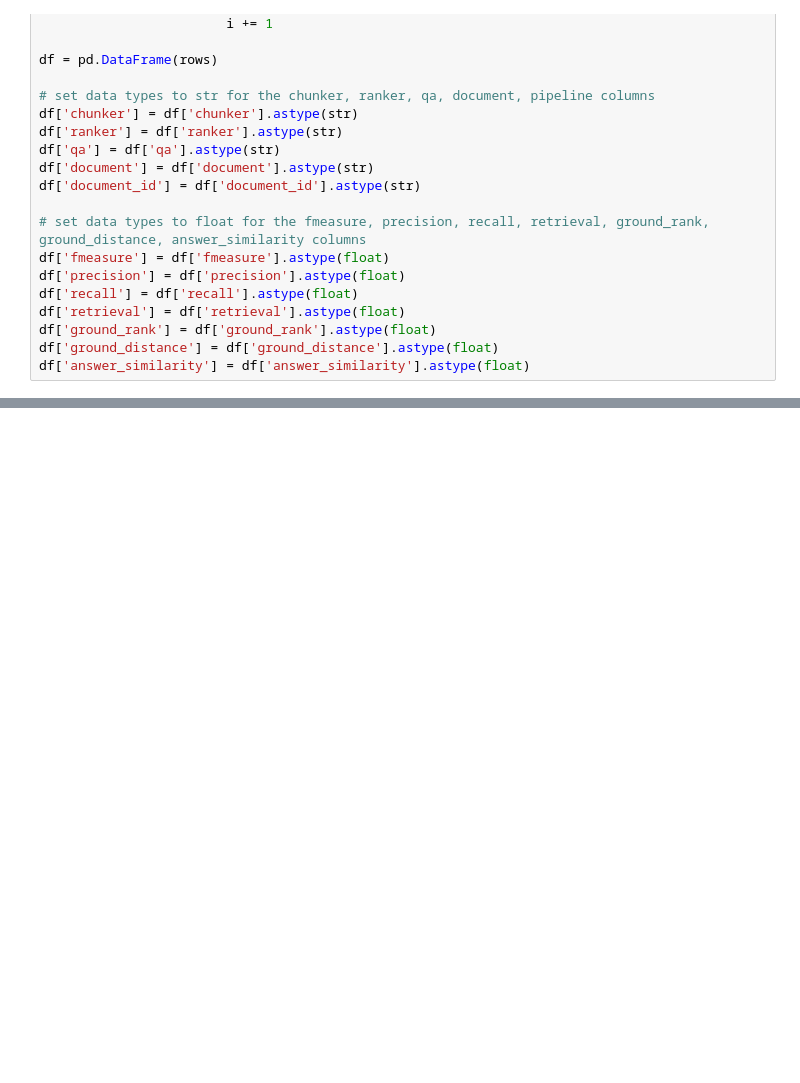
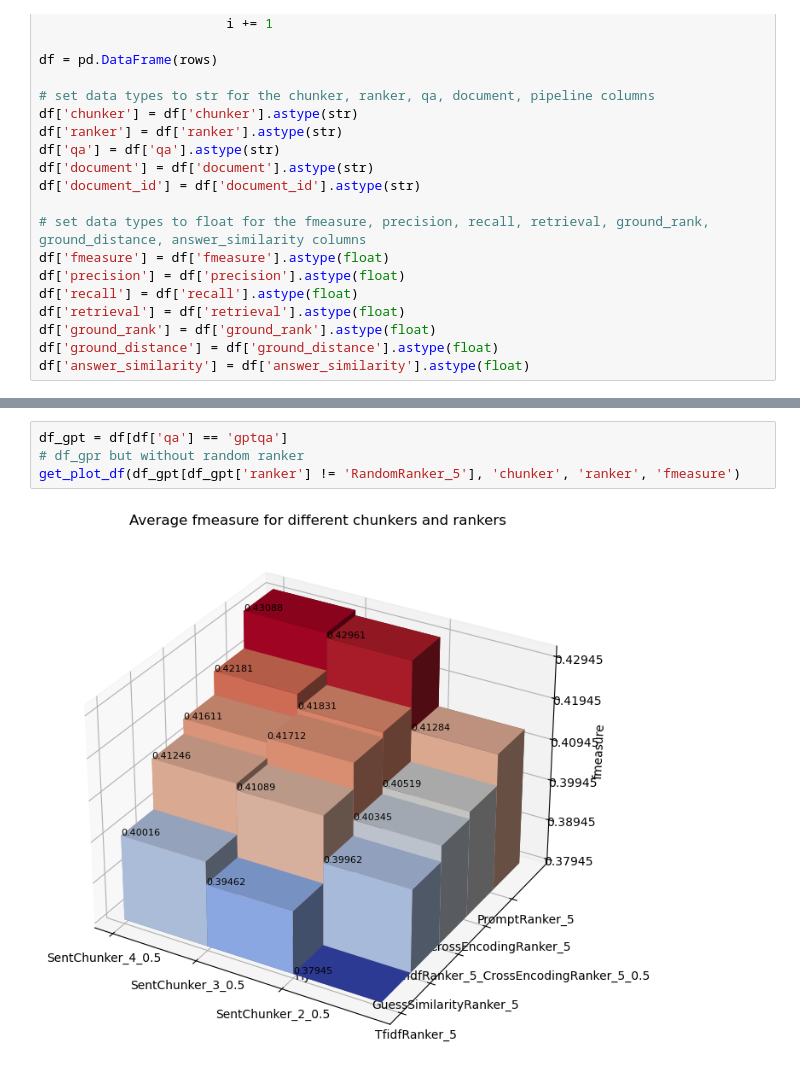
Before and after one commit to ASzecsenyi/RAG_QA, a Jupyter notebook: notebooks/error_analysis.ipynb, the cells around one changed output, grey strips where cells are left out. Cells and saved outputs as stored; diff of their text form; blank space fills up the shorter version.

```diff
--- a/notebooks/error_analysis.ipynb
+++ b/notebooks/error_analysis.ipynb
@@ -424,0 +440,6 @@ get_plot_df(df, 'chunker', 'ranker', 'fmeasure')
+# %%
+df_gpt = df[df['qa'] == 'gptqa']
+# df_gpr but without random ranker
+get_plot_df(df_gpt[df_gpt['ranker'] != 'RandomRanker_5'], 'chunker', 'ranker', 'fmeasure')
+# %% [output]
+[figure, added]
```
Also changed, not shown: parts of 42 cells of this notebook.
